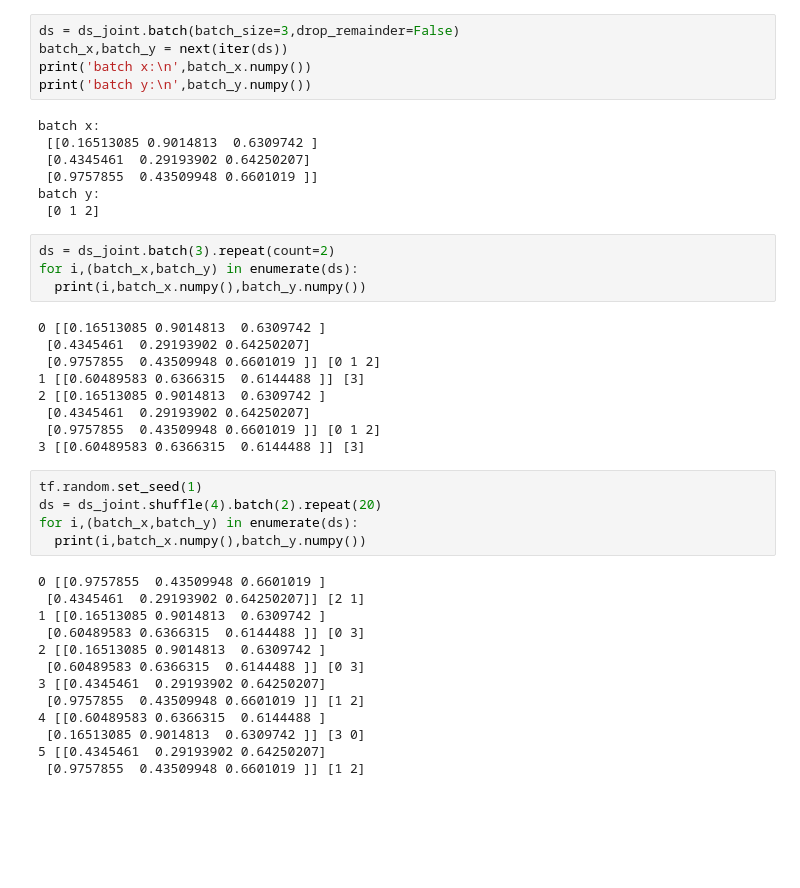
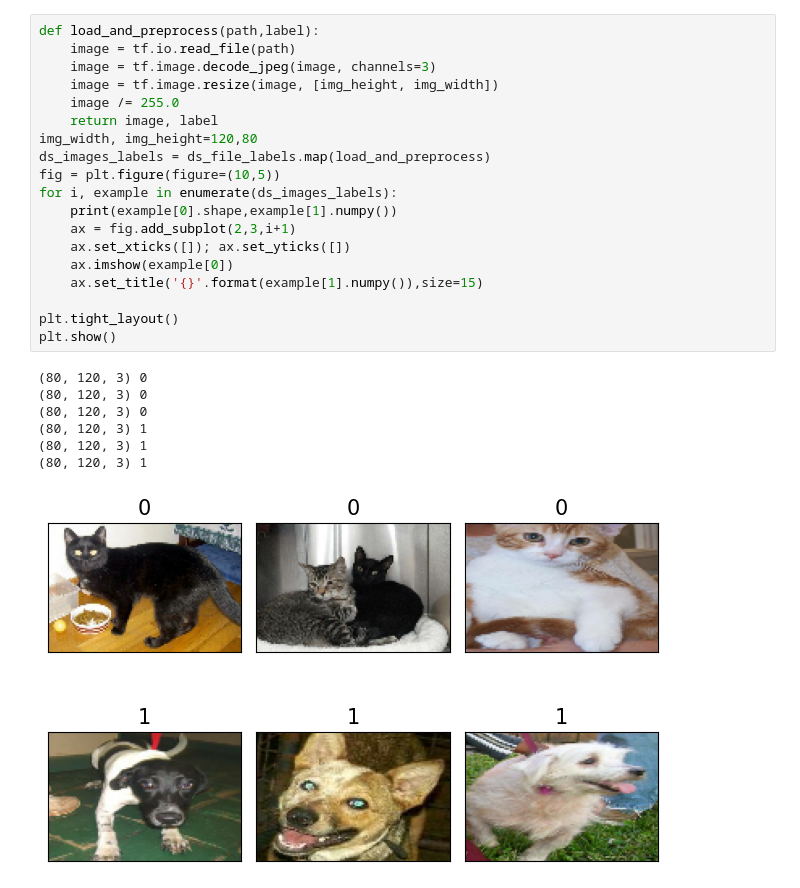
Before and after one commit to nguyendinhdao/SIC251152, a Jupyter notebook: Chapter_8/example 1.ipynb, the cells around one changed output. Drawn from its saved outputs; the diff is of its cells as text; blank space fills up the shorter version.

```diff
--- a/Chapter_8/example 1.ipynb
+++ b/Chapter_8/example 1.ipynb
@@ -105,43 +50,27 @@ for e in ds:
-# %%
-ds = ds_joint.batch(batch_size=3,drop_remainder=False)
-batch_x,batch_y = next(iter(ds))
-print('batch x:\n',batch_x.numpy())
-print('batch y:\n',batch_y.numpy())
-# %% [output]
-batch x:
- [[0.16513085 0.9014813  0.6309742 ]
- [0.4345461  0.29193902 0.64250207]
- [0.9757855  0.43509948 0.6601019 ]]
-batch y:
- [0 1 2]
-# %%
-ds = ds_joint.batch(3).repeat(count=2)
-for i,(batch_x,batch_y) in enumerate(ds):
-  print(i,batch_x.numpy(),batch_y.numpy())
-# %% [output]
-0 [[0.16513085 0.9014813  0.6309742 ]
- [0.4345461  0.29193902 0.64250207]
- [0.9757855  0.43509948 0.6601019 ]] [0 1 2]
-1 [[0.60489583 0.6366315  0.6144488 ]] [3]
-2 [[0.16513085 0.9014813  0.6309742 ]
- [0.4345461  0.29193902 0.64250207]
- [0.9757855  0.43509948 0.6601019 ]] [0 1 2]
-3 [[0.60489583 0.6366315  0.6144488 ]] [3]
-# %%
-tf.random.set_seed(1)
-ds = ds_joint.shuffle(4).batch(2).repeat(20)
-for i,(batch_x,batch_y) in enumerate(ds):
-  print(i,batch_x.numpy(),batch_y.numpy())
-# %% [output]
-0 [[0.9757855  0.43509948 0.6601019 ]
- [0.4345461  0.29193902 0.64250207]] [2 1]
-1 [[0.16513085 0.9014813  0.6309742 ]
- [0.60489583 0.6366315  0.6144488 ]] [0 3]
-2 [[0.16513085 0.9014813  0.6309742 ]
- [0.60489583 0.6366315  0.6144488 ]] [0 3]
-3 [[0.4345461  0.29193902 0.64250207]
- [0.9757855  0.43509948 0.6601019 ]] [1 2]
-4 [[0.60489583 0.6366315  0.6144488 ]
- [0.16513085 0.9014813  0.6309742 ]] [3 0]
-5 [[0.4345461  0.29193902 0.64250207]
- [0.9757855  0.43509948 0.6601019 ]] [1 2]
+# %%
+def load_and_preprocess(path,label):
+    image = tf.io.read_file(path)
+    image = tf.image.decode_jpeg(image, channels=3)
+    image = tf.image.resize(image, [img_height, img_width])
+    image /= 255.0
+    return image, label
+img_width, img_height=120,80
+ds_images_labels = ds_file_labels.map(load_and_preprocess)
+fig = plt.figure(figure=(10,5))
+for i, example in enumerate(ds_images_labels):
+    print(example[0].shape,example[1].numpy())
+    ax = fig.add_subplot(2,3,i+1)
+    ax.set_xticks([]); ax.set_yticks([])
+    ax.imshow(example[0])
+    ax.set_title('{}'.format(example[1].numpy()),size=15)
+
+plt.tight_layout()
+plt.show()
+# %% [output]
+(80, 120, 3) 0
+(80, 120, 3) 0
+(80, 120, 3) 0
+(80, 120, 3) 1
+(80, 120, 3) 1
+(80, 120, 3) 1
+[figure, added]
```
Also changed, not shown: parts of 18 cells of this notebook.
